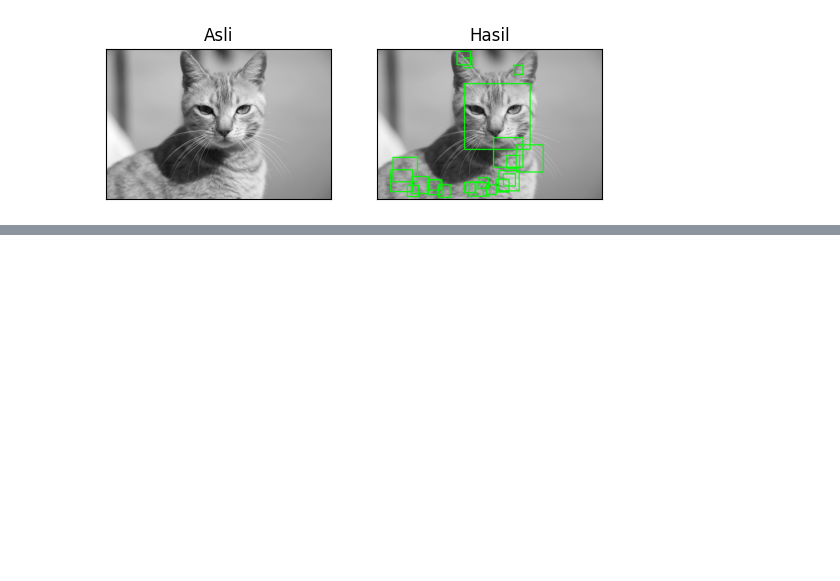
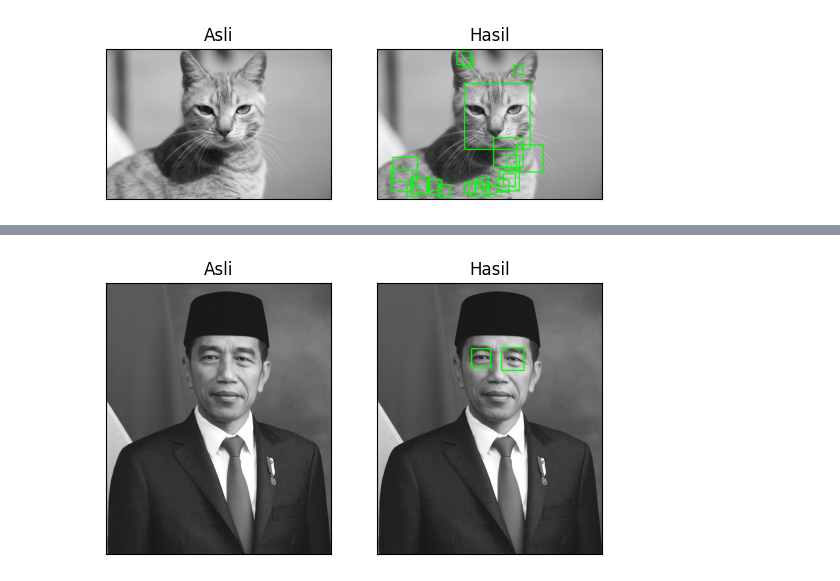
Before and after one commit to masfudindc/PCVK, a Jupyter notebook: Week12/Week12.ipynb, the cells around one changed output, grey strips where cells are left out. Drawn from its saved outputs; the diff is of its cells as text; code cells hidden in the pictures; blank space fills up the shorter version.

Commit message:
⬆️ Fitur deteksi mata

```diff
--- a/Week12/Week12.ipynb
+++ b/Week12/Week12.ipynb
@@ -233,0 +236,20 @@ plt.show()
+# %%
+cascade_mata = cv2.CascadeClassifier('/content/drive/MyDrive/PCVK/Week12/Face Detection/haarcascade_eye.xml')
+# %%
+jokowiw = cv2.imread('/content/drive/MyDrive/PCVK/Week12/Face Detection/jokowi.jpg', 0)
+
+jokowiw = cv2.cvtColor(jokowiw, cv2.COLOR_GRAY2RGB)
+
+roi_wajah = cascade_mata.detectMultiScale(jokowiw)
+for (x,y,w,h) in roi_wajah:
+  cv2.rectangle(jokowiw, (x, y), (x+w, y+h), (0, 255, 0), 3)
+
+# Display the output
+plt.subplot(121), plt.imshow(jokowi, cmap='gray')
+plt.title('Asli'), plt.xticks([]), plt.yticks([])
+plt.subplot(122), plt.imshow(jokowiw, cmap='gray')
+plt.title('Hasil'), plt.xticks([]), plt.yticks([])
+
+plt.show()
+# %% [output]
+[figure, added]
```
Also changed, not shown: parts of 1 cell of this notebook.
